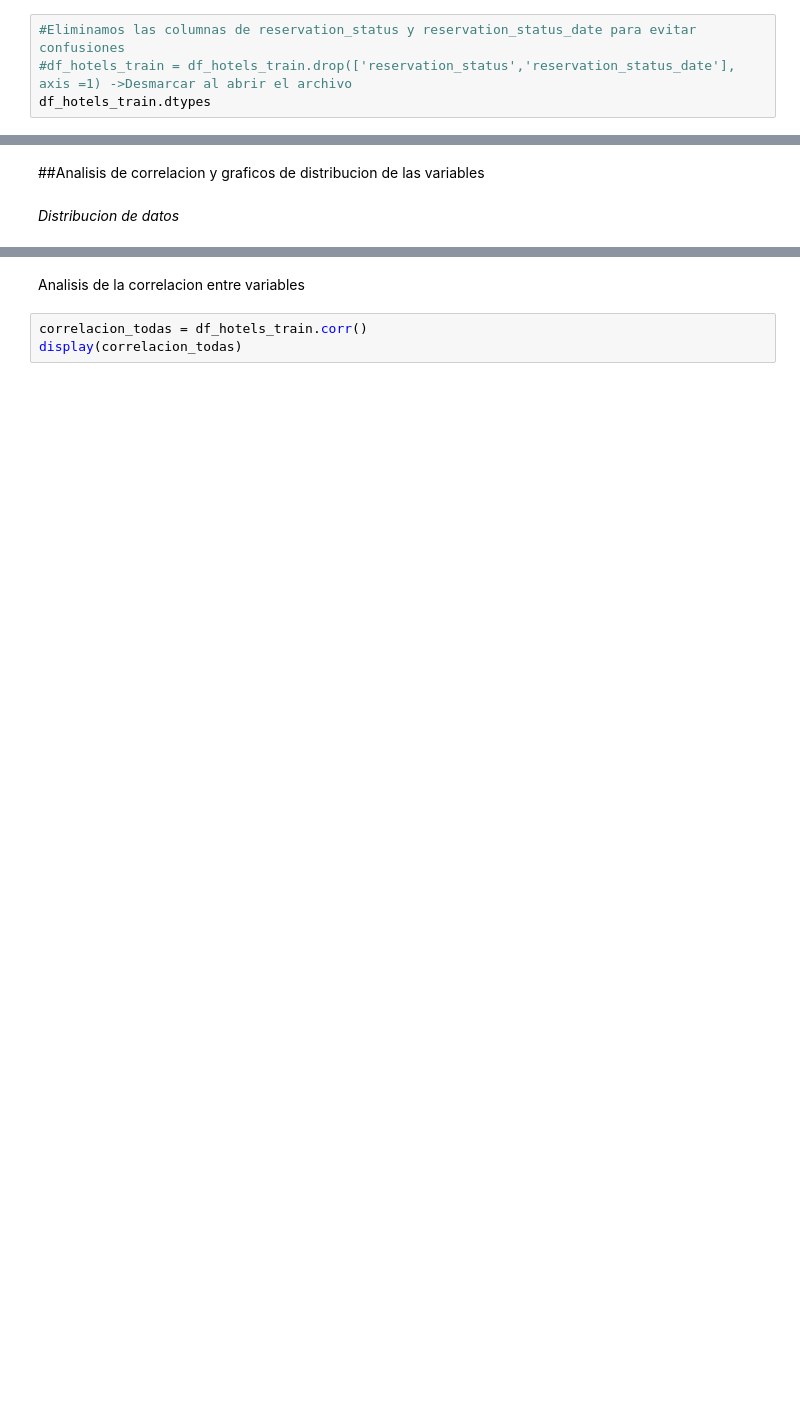
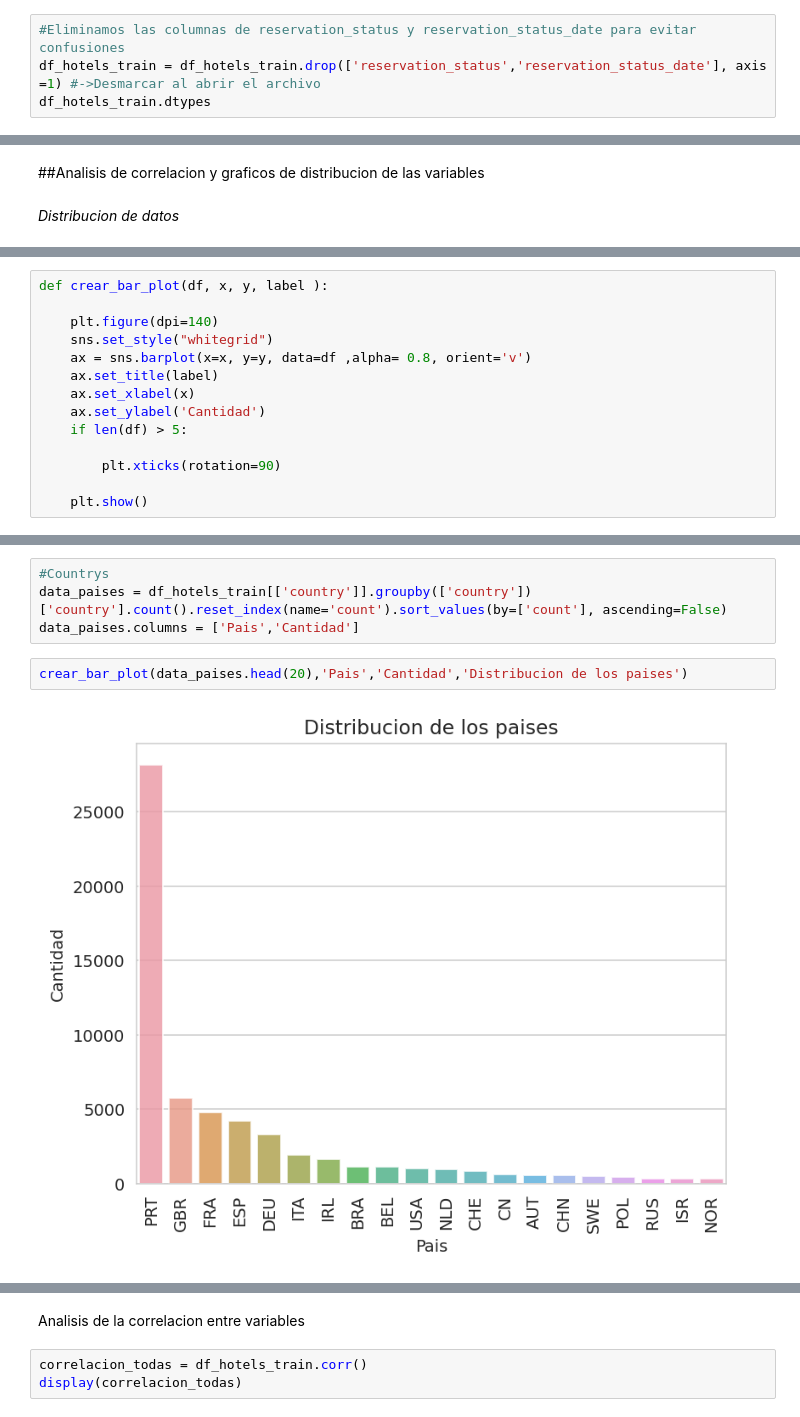
Before and after one commit to franciscoL0pez/TrabajosPracticosOrganizacionDeDatos1C2023, a Jupyter notebook: Tp_1.ipynb, the cells around one changed output, grey strips where cells are left out. Cells and saved outputs as stored; diff of their text form; blank space fills up the shorter version.

```diff
--- a/Tp_1.ipynb
+++ b/Tp_1.ipynb
@@ -24,7 +39,7 @@ df_hotels_train = pd.read_csv('drive/MyDrive/hotels_train.csv')
 Observamos los tipos de datos contienen nuestras columnas
 # %%
 #Eliminamos las columnas de reservation_status y reservation_status_date para evitar confusiones
-#df_hotels_train = df_hotels_train.drop(['reservation_status','reservation_status_date'], axis =1) ->Desmarcar al abrir el archivo
+df_hotels_train = df_hotels_train.drop(['reservation_status','reservation_status_date'], axis =1) #->Desmarcar al abrir el archivo
 df_hotels_train.dtypes
 # %% [output]
 hotel                              object
@@ -186,0 +218,14 @@ graf_de_agent.plot(kind='bar')
+# %%
+def crear_bar_plot(df, x, y, label ):
+
+    plt.figure(dpi=140)
+    sns.set_style("whitegrid")
+    ax = sns.barplot(x=x, y=y, data=df ,alpha= 0.8, orient='v')
+    ax.set_title(label)
+    ax.set_xlabel(x)
+    ax.set_ylabel('Cantidad')
+    if len(df) > 5:
+
+        plt.xticks(rotation=90)
+
+    plt.show()
@@ -186,0 +241,8 @@ graf_de_agent.plot(kind='bar')
+# %%
+#Countrys
+data_paises = df_hotels_train[['country']].groupby(['country'])['country'].count().reset_index(name='count').sort_values(by=['count'], ascending=False)
+data_paises.columns = ['Pais','Cantidad']
+# %%
+crear_bar_plot(data_paises.head(20),'Pais','Cantidad','Distribucion de los paises')
+# %% [output]
+[figure, added]
```
Also changed, not shown: parts of 43 cells of this notebook.
